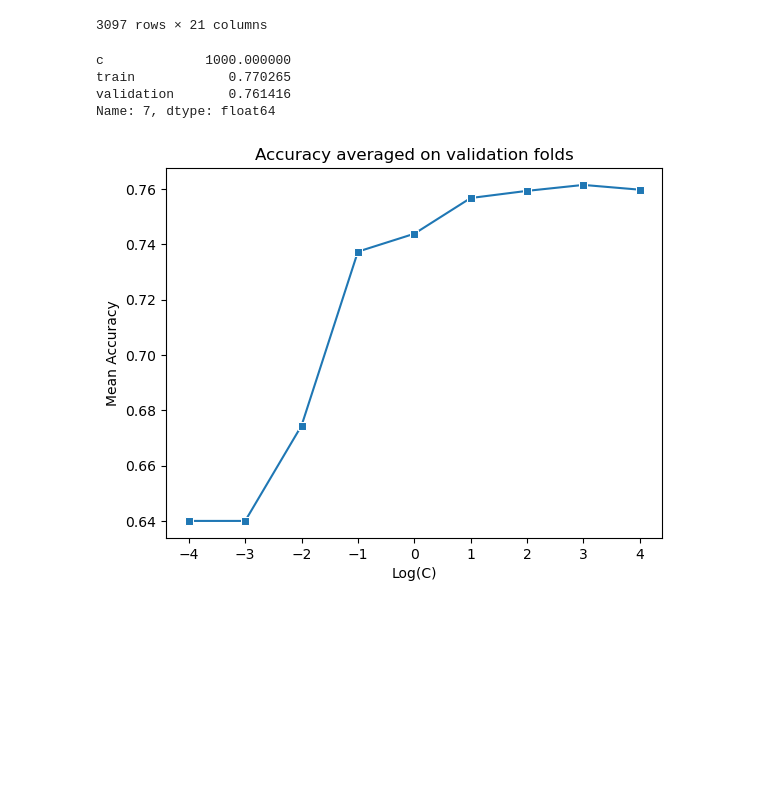
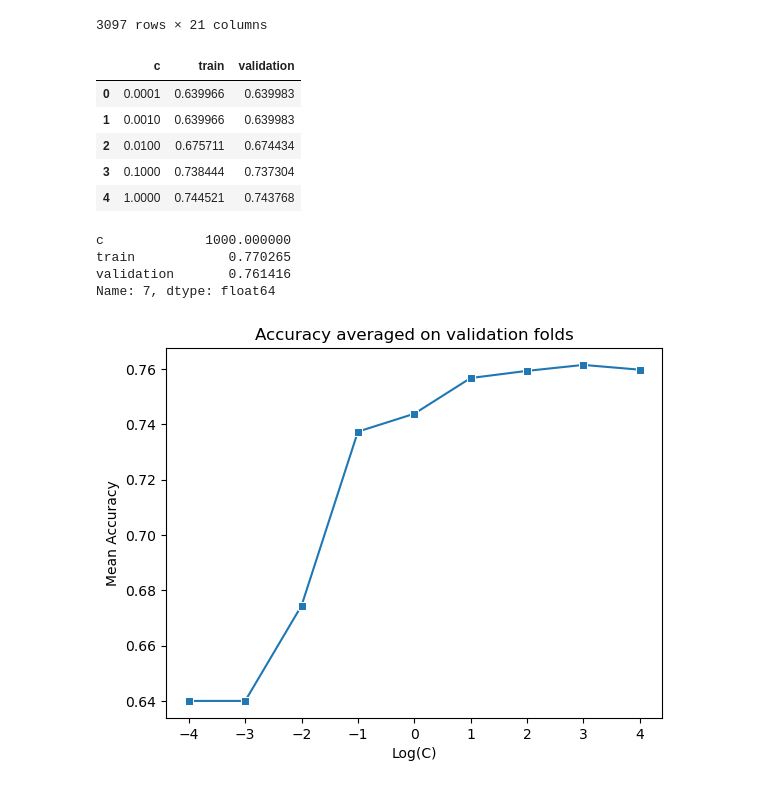
Before and after one commit to Nhunsick/project_3, a Jupyter notebook: Noahworkspace.ipynb, the cells around one changed output. Cells and saved outputs as stored; diff of their text form; code cells hidden in the pictures; blank space fills up the shorter version.

```diff
--- a/Noahworkspace.ipynb
+++ b/Noahworkspace.ipynb
@@ -334,7 +334,7 @@ Selected best:  6
 # %%
 features_to_drop_post_RFE = ['total_population', 'hispanic_pct', 'median_hh_inc', 'rural_pct', 'black_pct', 'nonwhite_pct', 'foreignborn_pct',
                             'age29andunder_pct', 'age65andolder_pct', 'clf_unemploy_pct', 'lesshs_pct',
-                            'lesscollege_whites_pct']
+                            'lesscollege_whites_pct', 'lesshs_whites_pct']
 df_post_rfe = merged_df_no_sen.drop(columns = features_to_drop_post_RFE)
 df_post_rfe.info()
 # %% [output]
@@ -517,6 +516,15 @@ C_list = [1e-4,1e-3, 1e-2, 1e-1, 1, 10, 100, 1e3, 1e4]
 crossval_df = pd.DataFrame(columns = ['c', 'train', 'validation'])
 for c in C_list:
     crossval_df = crossval_df._append(cross_validation(X_train, y_train, c, 10), ignore_index = True)
+# %%
+crossval_df.head()
+# %% [output]
+|  | c | train | validation |
+| 0 | 0.0001 | 0.639966 | 0.639983 |
+| 1 | 0.0010 | 0.639966 | 0.639983 |
+| 2 | 0.0100 | 0.675711 | 0.674434 |
+| 3 | 0.1000 | 0.738444 | 0.737304 |
+| 4 | 1.0000 | 0.744521 | 0.743768 |
 # %%
 crossval_df.iloc[crossval_df['validation'].idxmax()]
 # %% [output]
```
Also changed, not shown: parts of 7 cells of this notebook, 1 other file.
